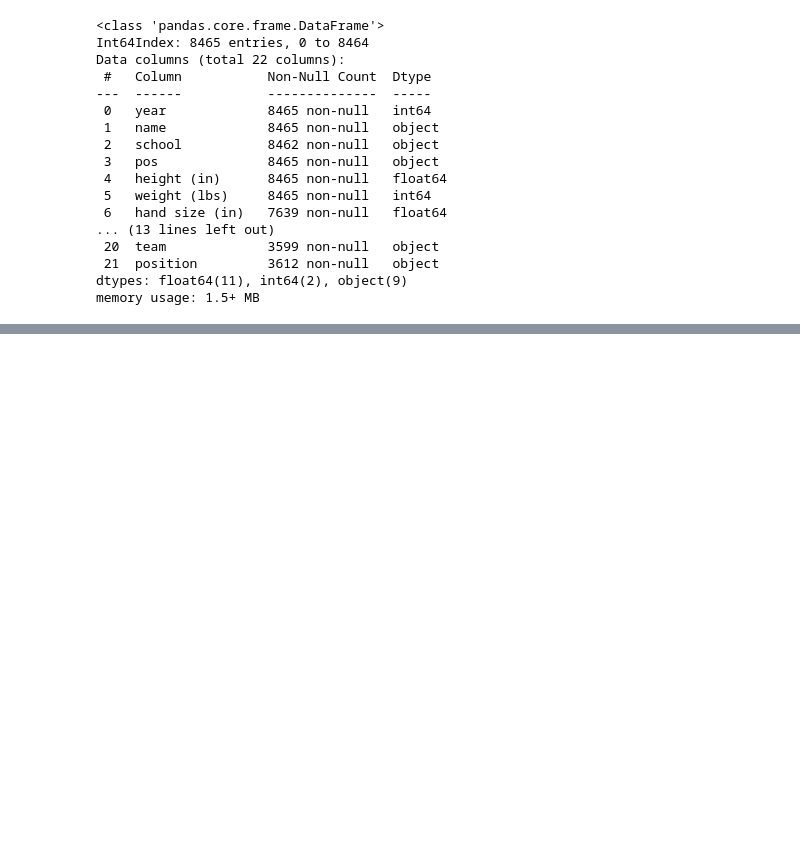
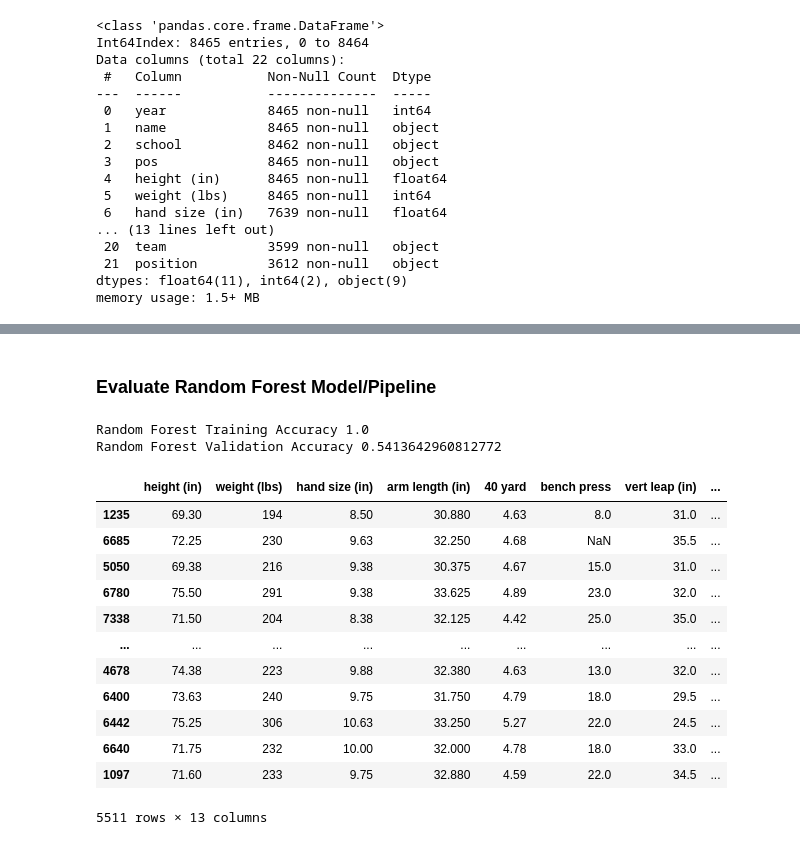
Before and after one commit to hollberg/nfl_combine_draft, a Jupyter notebook: jupy_clean.ipynb, the cells around one changed output, grey strips where cells are left out. Drawn from its saved outputs; the diff is of its cells as text; code cells hidden in the pictures; blank space fills up the shorter version.

```diff
--- a/jupy_clean.ipynb
+++ b/jupy_clean.ipynb
@@ -339,0 +466,22 @@ memory usage: 1.5+ MB
+# %% [markdown]
+### Evaluate Random Forest Model/Pipeline
+# %%
+print('Random Forest Training Accuracy', model_rf.score(X_train, y_train))
+print('Random Forest Validation Accuracy', model_rf.score(X_test, y_test))
+X_train
+# %% [output]
+Random Forest Training Accuracy 1.0
+Random Forest Validation Accuracy 0.5413642960812772
+|  | height (in) | weight (lbs) | hand size (in) | arm length (in) | 40 yard | bench press | vert leap (in) | ... |
+| 1235 | 69.30 | 194 | 8.50 | 30.880 | 4.63 | 8.0 | 31.0 | ... |
+| 6685 | 72.25 | 230 | 9.63 | 32.250 | 4.68 | NaN | 35.5 | ... |
+| 5050 | 69.38 | 216 | 9.38 | 30.375 | 4.67 | 15.0 | 31.0 | ... |
+| 6780 | 75.50 | 291 | 9.38 | 33.625 | 4.89 | 23.0 | 32.0 | ... |
+| 7338 | 71.50 | 204 | 8.38 | 32.125 | 4.42 | 25.0 | 35.0 | ... |
+| ... | ... | ... | ... | ... | ... | ... | ... | ... |
+| 4678 | 74.38 | 223 | 9.88 | 32.380 | 4.63 | 13.0 | 32.0 | ... |
+| 6400 | 73.63 | 240 | 9.75 | 31.750 | 4.79 | 18.0 | 29.5 | ... |
+| 6442 | 75.25 | 306 | 10.63 | 33.250 | 5.27 | 22.0 | 24.5 | ... |
+| 6640 | 71.75 | 232 | 10.00 | 32.000 | 4.78 | 18.0 | 33.0 | ... |
+| 1097 | 71.60 | 233 | 9.75 | 32.880 | 4.59 | 22.0 | 34.5 | ... |
+5511 rows × 13 columns
```
Also changed, not shown: parts of 27 cells of this notebook, 2 other files.
